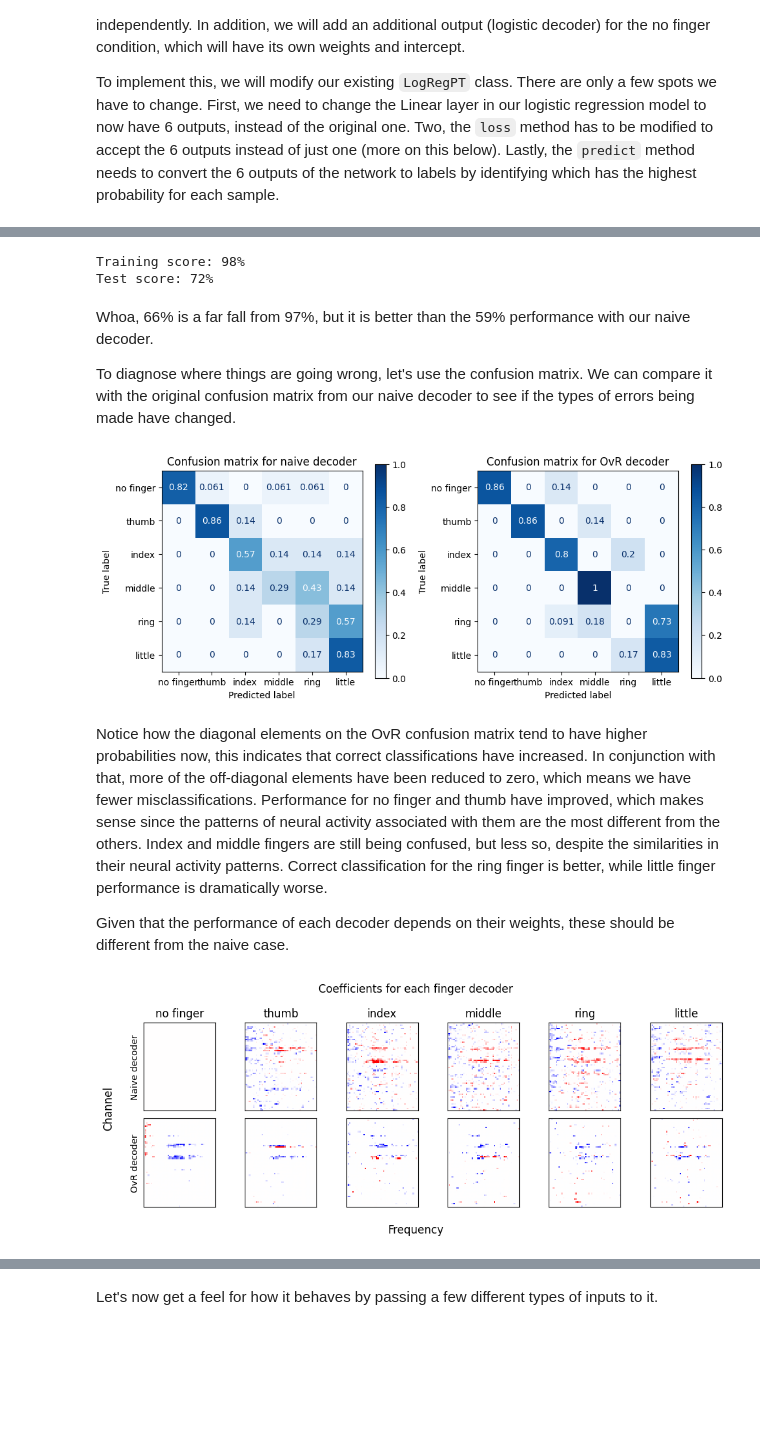
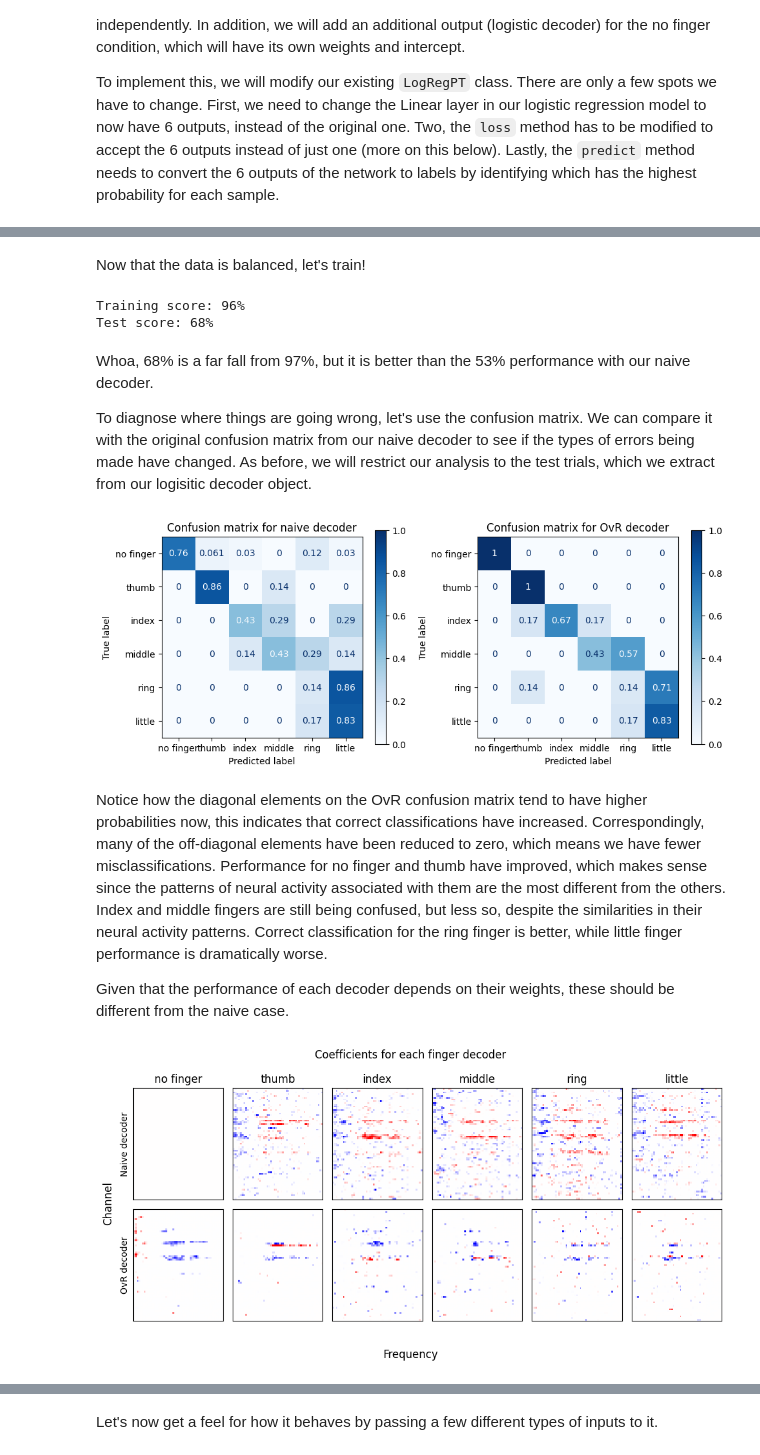
Before and after one commit to dbheadley/DecodingTheBrain, a Jupyter notebook: Week8/notes.ipynb, the cells around one changed output, grey strips where cells are left out. Saved outputs shown, nothing was run; the diff lists cells and outputs as text; code cells hidden in the pictures; blank space fills up the shorter version.

```diff
--- a/Week8/notes.ipynb
+++ b/Week8/notes.ipynb
@@ -445,7 +441,7 @@ class LogRegPTOvR(LogRegPT):
         # convert integer labels to one-hot encoding
         # set tensor lbl to be an integer tensor
         lbl = lbl.type(torch.int64) # <--- CHANGED HERE, formatted to int to act as index tensor
-        lbl = torch.nn.functional.one_hot(lbl, num_classes=6) # <--- CHANGED HERE, 6 is the number of output classes
+        lbl = torch.nn.functional.one_hot(lbl.squeeze(), num_classes=6) # <--- CHANGED HERE, 6 is the number of output classes
         lbl = lbl.type(torch.float32)  # <--- CHANGED HERE, formatted to float for loss function
 
         # calculate loss
@@ -483,15 +479,16 @@ Looking over this code, you will notice that the term 'one-hot' is used. This re
 # %%
+# adding in the no finger condition
 mult_lbls = ['no finger'] + finger_names
 
 # create one-hot finger labels
-flex_lbls_all_oh= np.zeros((flex_lbls_all.shape[0], len(mult_lbls)))
+lbls_all_oh= np.zeros((lbls_all.shape[0], len(mult_lbls)))
 for ind, finger in enumerate(mult_lbls):
-    flex_lbls_all_oh[flex_lbls_all==ind, ind] = 1
+    lbls_all_oh[lbls_all.squeeze()==ind, ind] = 1
 
 
 # plot the one-hot labels
-fig, axs = plt.subplots(1,2, figsize=(8,4))
-im = axs[0].imshow(flex_lbls_all[:,np.newaxis], aspect=0.025, interpolation='none')
+fig, axs = plt.subplots(1,2, figsize=(6,3))
+im = axs[0].imshow(lbls_all[:,np.newaxis], aspect=0.025, interpolation='none')
 axs[0].set_title('Original labels')
 axs[0].set_ylabel('Trial')
 axs[0].set_xticks([])
@@ -499,11 +496,12 @@ cbar = fig.colorbar(im, ax=axs[0], ticks=np.arange(len(mult_lbls)))
 cbar.ax.set_yticklabels(mult_lbls)
 cbar.ax.invert_yaxis()
 
-axs[1].imshow(flex_lbls_all_oh, aspect='auto', cmap='gray_r', interpolation='none')
+im = axs[1].imshow(lbls_all_oh, aspect='auto', cmap='gray_r', interpolation='none')
 axs[1].set_title('One-hot coded labels')
 axs[1].set_ylabel('Trial')
 axs[1].set_xlabel('Finger')
 axs[1].set_xticks(np.arange(len(mult_lbls)))
-axs[1].set_xticklabels(mult_lbls)
+axs[1].set_xticklabels(mult_lbls, rotation=45, ha='right')
+cbar = fig.colorbar(im, ax=axs[1], ticks=[0,1])
 fig.tight_layout()
 # %% [output]
@@ -512,37 +514,39 @@ fig.tight_layout()
 # keep a random subset of no finger trials equal in number to the number of individual finger trials
 
 # get the median number of labels for each finger
-n_lbls = np.median(np.bincount(flex_lbls_all.astype(int))).astype(int)
+n_lbls = np.median(np.bincount(lbls_all.squeeze().astype(int))).astype(int)
 
 # get the indices of the no finger trials
-no_finger_inds = np.where(flex_lbls_all==0)[0]
+no_finger_inds = np.where(lbls_all==0)[0]
 
 # randomly select a subset of no finger trials to keep, equal in number to the median number of labels for each finger
 no_finger_inds = np.random.choice(no_finger_inds, size=n_lbls, replace=False)
 
 # keep the selected no finger trials and all of the individual finger trials
-inds = np.concatenate([no_finger_inds, np.where(flex_lbls_all)[0]])
-flex_feats_sub = flex_feats_all[inds,:]
-flex_lbls_sub = flex_lbls_all[inds]
+inds = np.concatenate([no_finger_inds, np.where(lbls_all)[0]])
+feats_sub = feats_all[inds,:]
+lbls_sub = lbls_all[inds]
+# %% [markdown]
+Now that the data is balanced, let's train!
 # %%
-lr_ovr = LogRegPTOvR(train_prop=0.8, lam=0.005) # use all data for training
-test_score, train_score = lr_ovr.fit(flex_feats_sub, flex_lbls_sub.astype(int))
+lr_ovr = LogRegPTOvR(lam=0.005)
+test_score, train_score = lr_ovr.fit(feats_sub, lbls_sub)
 print('Training score: {:.0f}%'.format(train_score))
 print('Test score: {:.0f}%'.format(test_score))
 # %% [output]
-Training score: 98%
-Test score: 72%
+Training score: 96%
+Test score: 68%
 # %% [markdown]
-Whoa, 66% is a far fall from 97%, but it is better than the 59% performance with our naive decoder.
+Whoa, 68% is a far fall from 97%, but it is better than the 53% performance with our naive decoder.
 
-To diagnose where things are going wrong, let's use the confusion matrix. We can compare it with the original confusion matrix from our naive decoder to see if the types of errors being made have changed.
+To diagnose where things are going wrong, let's use the confusion matrix. We can compare it with the original confusion matrix from our naive decoder to see if the types of errors being made have changed. As before, we will restrict our analysis to the test trials, which we extract from our logisitic decoder object.
 # %%
 test_idxs = lr_ovr.test_idxs
 
 # evaluate decoder performance using confusion matrix
-flex_lbls_pred_test = lr_ovr.predict(flex_feats_sub[test_idxs,:])
-flex_lbls_true_test = flex_lbls_sub[test_idxs]
-cm_ovr = confusion_matrix(flex_lbls_true_test, flex_lbls_pred_test, normalize='true')
+lbls_pred_test = lr_ovr.predict(feats_sub[test_idxs,:])
+lbls_true_test = lbls_sub[test_idxs]
+cm_ovr = confusion_matrix(lbls_true_test, lbls_pred_test, normalize='true')
 
 fig, ax = plt.subplots(1,2, figsize=(10,4))
 cmd = ConfusionMatrixDisplay(cm_nv, display_labels=mult_lbls)
@@ -557,47 +561,48 @@ im.ax_.set_title('Confusion matrix for OvR decoder')
 
 fig.tight_layout()
 # %% [output]
-[figure, old version]
+[figure, new version]
 # %% [markdown]
-Notice how the diagonal elements on the OvR confusion matrix tend to have higher probabilities now, this indicates that correct classifications have increased. In conjunction with that, more of the off-diagonal elements have been reduced to zero, which means we have fewer misclassifications. Performance for no finger and thumb have improved, which makes sense since the patterns of neural activity associated with them are the most different from the others. Index and middle fingers are still being confused, but less so, despite the similarities in their neural activity patterns. Correct classification for the ring finger is better, while little finger performance is dramatically worse.
+Notice how the diagonal elements on the OvR confusion matrix tend to have higher probabilities now, this indicates that correct classifications have increased. Correspondingly, many of the off-diagonal elements have been reduced to zero, which means we have fewer misclassifications. Performance for no finger and thumb have improved, which makes sense since the patterns of neural activity associated with them are the most different from the others. Index and middle fingers are still being confused, but less so, despite the similarities in their neural activity patterns. Correct classification for the ring finger is better, while little finger performance is dramatically worse.
 
 Given that the performance of each decoder depends on their weights, these should be different from the naive case.
 # %%
 # Get the coefficients from each decoder
-coefs_ovr = np.zeros((len(mult_lbls), flex_feats_sub.shape[1]))
-
 coefs_ovr = lr_ovr.get_coefs()
 
 
 # plot coefficients
-fig, axs = plt.subplots(2, len(mult_lbls), figsize=(10,4))
+fig, axs = plt.subplots(2, len(mult_lbls), figsize=(10,5))
 for ind, finger in enumerate(mult_lbls):
     if finger == 'no finger':
-        axs[0,ind].imshow(np.zeros((63,51)), cmap='bwr', norm=plt.Normalize(-0.1,0.1), interpolation='none')
+        axs[0,ind].imshow(np.zeros((63,51)), cmap='bwr',
+                          norm=plt.Normalize(-0.1,0.1), interpolation='none')
         axs[0,ind].set_title(finger)
         axs[0,ind].set_xticks([])
         axs[0,ind].set_yticks([])
     else:
-        axs[0,ind].imshow(coefs_nv[ind-1,:].reshape((63,51)), cmap='bwr', norm=plt.Normalize(-0.1,0.1), interpolation='none')
+        axs[0,ind].imshow(coefs_nv[ind-1,:].reshape((63,51)), cmap='bwr',
+                          norm=plt.Normalize(-0.1,0.1), interpolation='none')
         axs[0,ind].set_title(finger)
         axs[0,ind].set_xticks([])
         axs[0,ind].set_yticks([])
 
 
-    axs[1,ind].imshow(coefs_ovr[ind,:].reshape((63,51)), cmap='bwr', norm=plt.Normalize(-0.1,0.1), interpolation='none')
+    axs[1,ind].imshow(coefs_ovr[ind,:].reshape((63,51)), cmap='bwr',
+                      norm=plt.Normalize(-0.1,0.1), interpolation='none')
     axs[1,ind].set_xticks([])
     axs[1,ind].set_yticks([])
 
     if ind == 0:
         axs[0,ind].set_ylabel('Naive decoder')
         axs[1,ind].set_ylabel('OvR decoder')
 
 fig.suptitle('Coefficients for each finger decoder')
 fig.supxlabel('Frequency')
 fig.supylabel('Channel')
 fig.tight_layout()
 # %% [output]
-[figure, old version]
+[figure, new version]
 # %% [markdown]
 For our naive decoder we only had 5 sets of weights, one for each finger. Now we have six with the no finger decoder added. Using the OvR strategy radically changed the weights our model learned. The naive decoder, where each finger was trained separately, had the strongest weights as positive values at gamma frequencies and localized to several channels that were common across all the fingers (except for the thumb). This is because each decoder is separating the no finger condition from the finger movement condition, and for many of the fingers the same channels are activated.
 
```
Also changed, not shown: parts of 28 cells of this notebook.
